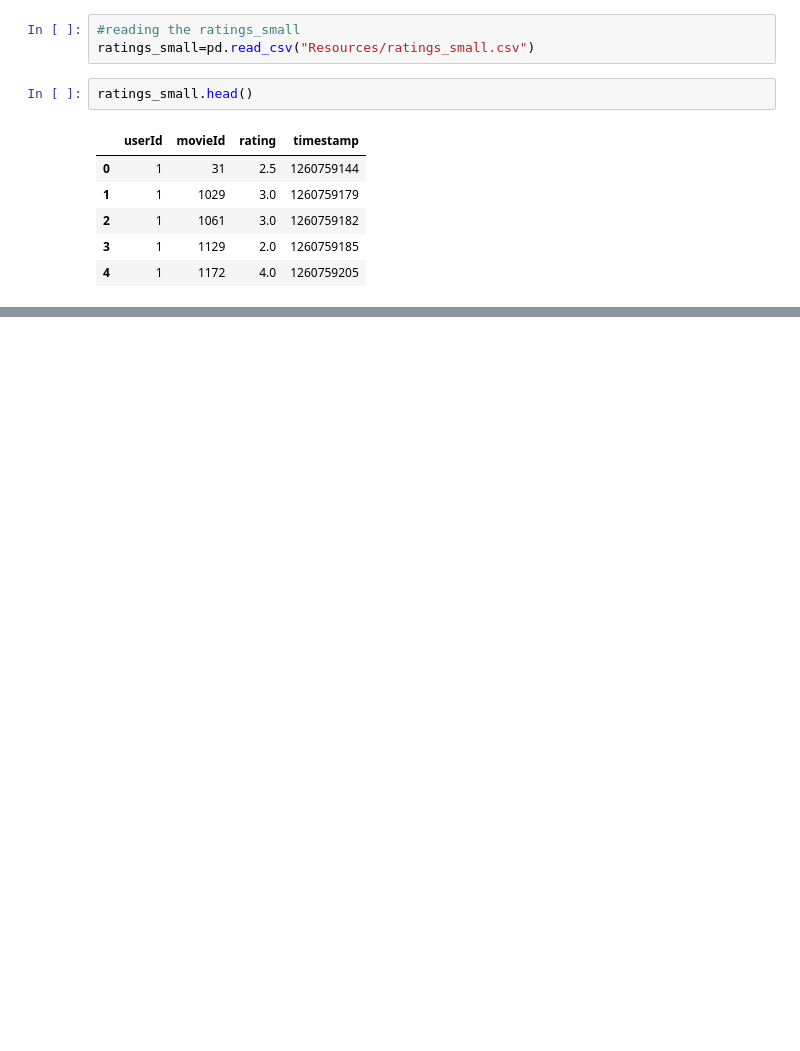
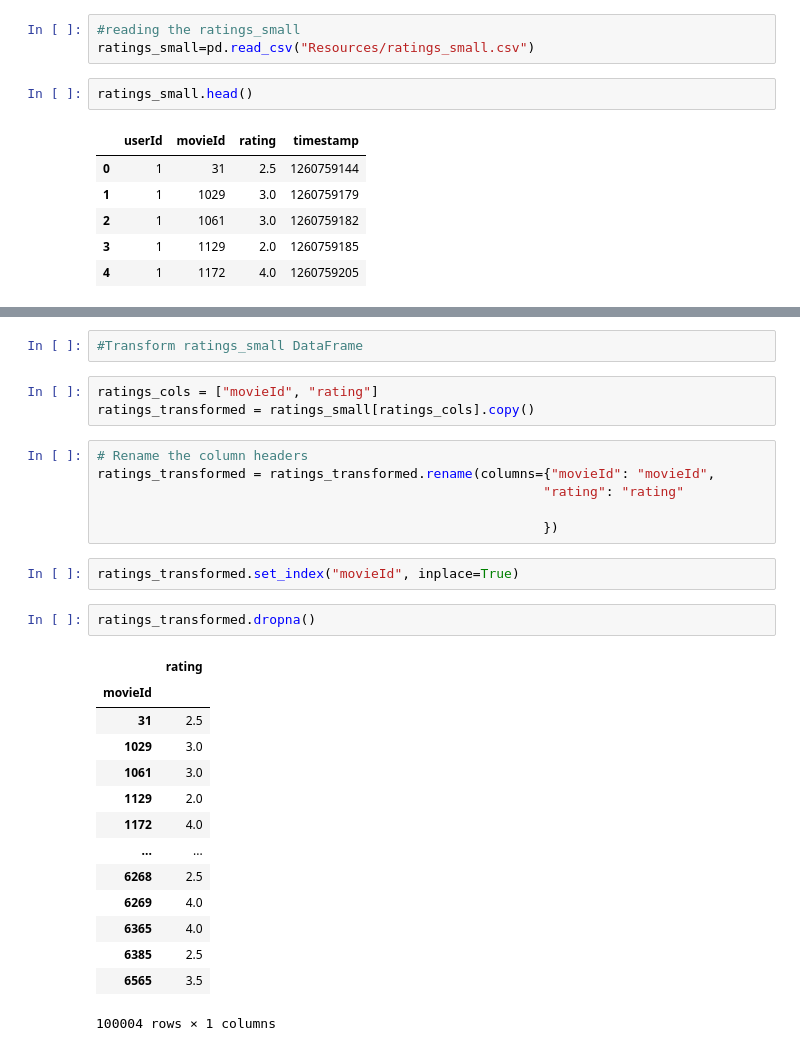
Before and after one commit to bsdutton/PROJECT2---ETL, a Jupyter notebook: ETL-alisaghafi-lastone for backup.ipynb, the cells around one changed output, grey strips where cells are left out. Drawn from its saved outputs; the diff is of its cells as text; blank space fills up the shorter version.

```diff
--- a/alitemp.ipynb
+++ b/ETL-alisaghafi-lastone for backup.ipynb
@@ -95,0 +138,30 @@ ratings_small.head()
+# %%
+#Transform ratings_small DataFrame
+# %%
+ratings_cols = ["movieId", "rating"]
+ratings_transformed = ratings_small[ratings_cols].copy()
+# %%
+# Rename the column headers
+ratings_transformed = ratings_transformed.rename(columns={"movieId": "movieId",
+                                                         "rating": "rating"
+
+                                                         })
+# %%
+ratings_transformed.set_index("movieId", inplace=True)
+# %%
+ratings_transformed.dropna()
+# %% [output]
+|  | rating |
+| movieId |  |
+| 31 | 2.5 |
+| 1029 | 3.0 |
+| 1061 | 3.0 |
+| 1129 | 2.0 |
+| 1172 | 4.0 |
+| ... | ... |
+| 6268 | 2.5 |
+| 6269 | 4.0 |
+| 6365 | 4.0 |
+| 6385 | 2.5 |
+| 6565 | 3.5 |
+100004 rows × 1 columns
```
Also changed, not shown: parts of 38 cells of this notebook, 3 other files.
